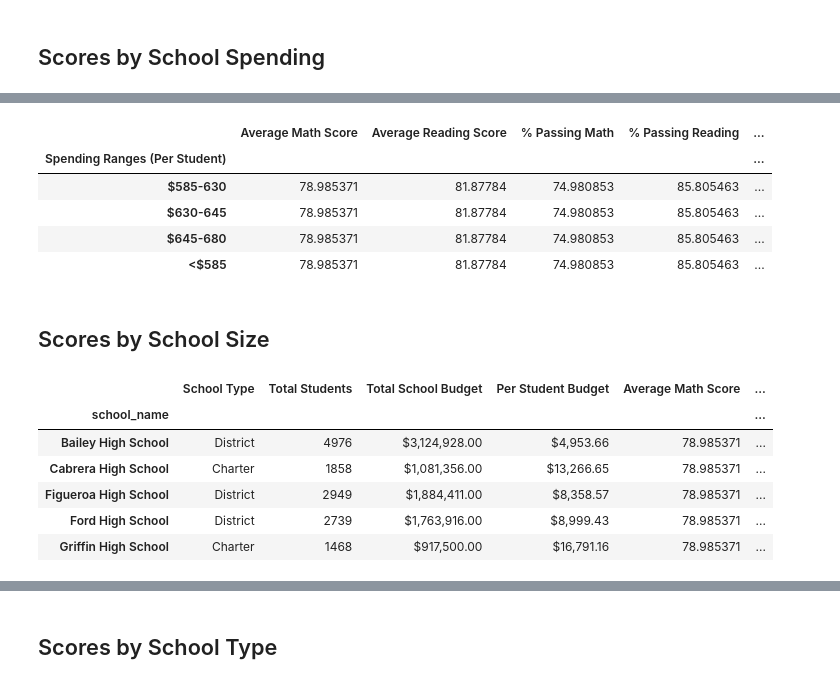
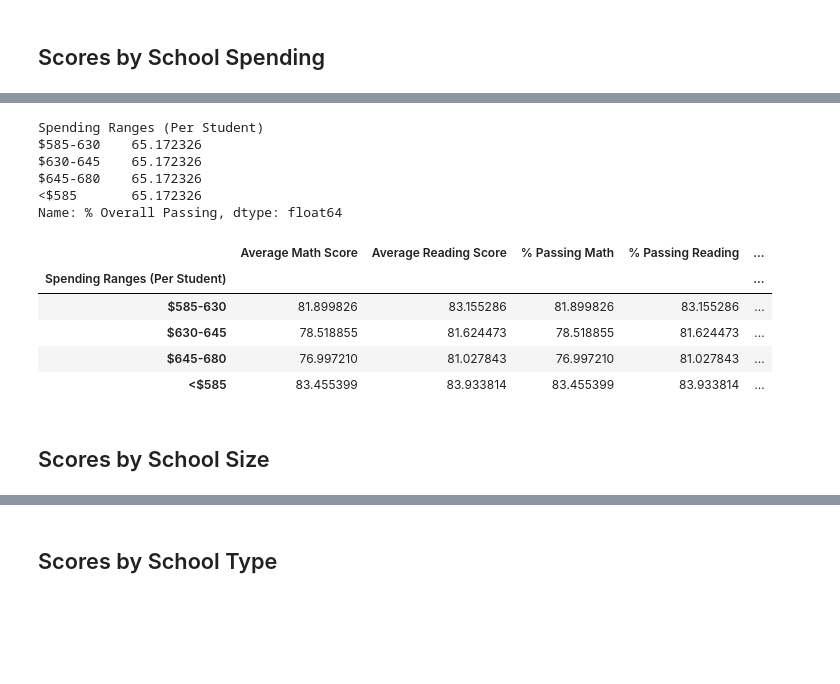
Before and after one commit to Inshirahk/pandachallenge1, a Jupyter notebook: PyCitySchools_starter.ipynb, the cells around one changed output, grey strips where cells are left out. Drawn from its saved outputs; the diff is of its cells as text; code cells hidden in the pictures; blank space fills up the shorter version.

```diff
--- a/PyCitySchools_starter.ipynb
+++ b/PyCitySchools_starter.ipynb
@@ -131,7 +137,7 @@ Thomas High School        Charter
 Name: type, dtype: object
 # %%
 # Calculate the total student count per school from school_data
-per_school_counts = school_data_complete["school_name"].value_counts()
+per_school_counts = school_data.groupby("school_name")['size'].sum()
 per_school_counts
 # %% [output]
 school_name
@@ -406,17 +316,19 @@ dtype: float64
 # %%
 # Create a DataFrame called `per_school_summary` with columns for the calculations above.
-per_school_summary = pd.DataFrame({"School Type": school_types,
-                                   "Total Students": per_school_counts,
-                                   "Total School Budget": per_school_budget,
-                                   "Per Student Budget":per_capita_spending,
-                                   "Average Math Score": average_math_score,
-                                   "Average Reading Score": average_reading_score,
-                                   "% Passing Math": passing_math_percentage,
-                                   "% Passing Reading": passing_reading_percentage,
-                                   "% Overall Passing": overall_passing_percentage})
+per_school_summary = pd.DataFrame({
+    'School Type': school_types,
+    'Total Students': per_school_counts,
+    'Total School Budget': per_school_budget,
+    'Per Student Budget': per_school_capita,
+    'Average Math Score': per_school_math,
+    'Average Reading Score': per_school_reading,
+    '% Passing Math': per_school_math,
+    '% Passing Reading': per_school_reading,
+    '% Overall Passing': overall_passing_rate
+    })
 
 # Formatting
-per_school_summary["Total School Budget"] = per_school_summary["Total School Budget"].map("${:,.2f}".format)
+per_school_summary['Total School Budget'] = per_school_summary['Total School Budget'].map("${:,.2f}".format)
 per_school_summary["Per Student Budget"] = per_school_summary["Per Student Budget"].map("${:,.2f}".format)
 
 # Display the DataFrame
@@ -564,6 +481,11 @@ school_spending_df.head()
 # %%
 # Use `pd.cut` on the per_school_capita Series from earlier to categorize per student spending based on the bins.
-school_spending_df["Spending Ranges (Per Student)"] = pd.cut((school_spending_df['Total School Budget'].str.replace('$','').str.replace(',','').astype(float)/school_spending_df['Total Students']), spending_bins, labels=labels)
+school_spending_df["Spending Ranges (Per Student)"] = pd.cut(
+    per_school_capita,
+    bins=spending_bins,
+    labels=labels,
+    include_lowest=True  # This includes the leftmost edge in the first bin # (Xpert) I had so much trouble with this
+)
 
 # Convert Spending Ranges (Per Student) to a string
 school_spending_df["Spending Ranges (Per Student)"] = school_spending_df["Spending Ranges (Per Student)"].astype(str)
@@ -589,27 +511,41 @@ school_spending_df
 # %%
 #  Calculate averages for the desired columns.
 spending_math_scores = school_spending_df.groupby(["Spending Ranges (Per Student)"])["Average Math Score"].mean()
+spending_math_scores
 spending_reading_scores = school_spending_df.groupby(["Spending Ranges (Per Student)"])["Average Reading Score"].mean()
+spending_reading_scores
 spending_passing_math = school_spending_df.groupby(["Spending Ranges (Per Student)"])["% Passing Math"].mean()
+spending_passing_math
 spending_passing_reading = school_spending_df.groupby(["Spending Ranges (Per Student)"])["% Passing Reading"].mean()
+spending_passing_reading
 overall_passing_spending = school_spending_df.groupby(["Spending Ranges (Per Student)"])["% Overall Passing"].mean()
+overall_passing_spending
+# %% [output]
+Spending Ranges (Per Student)
+$585-630    65.172326
+$630-645    65.172326
+$645-680    65.172326
+<$585       65.172326
+Name: % Overall Passing, dtype: float64
 # %%
 # Assemble into DataFrame
-spending_summary = pd.DataFrame({"Average Math Score": spending_math_scores,
-                                        "Average Reading Score": spending_reading_scores,
-                                        "% Passing Math": spending_passing_math,
-                                        "% Passing Reading": spending_passing_reading,
-                                        "% Overall Passing": overall_passing_spending})
+spending_summary = pd.DataFrame({
+    'Average Math Score': spending_math_scores,
+    'Average Reading Score': spending_reading_scores,
+    '% Passing Math': spending_passing_math,
+    '% Passing Reading': spending_passing_reading,
+    '% Overall Passing': overall_passing_spending
+    })
 
 # Display results
 spending_summary
 # %% [output]
 |  | Average Math Score | Average Reading Score | % Passing Math | % Passing Reading | ... |
 | Spending Ranges (Per Student) |  |  |  |  | ... |
-| $585-630 | 78.985371 | 81.87784 | 74.980853 | 85.805463 | ... |
-| $630-645 | 78.985371 | 81.87784 | 74.980853 | 85.805463 | ... |
-| $645-680 | 78.985371 | 81.87784 | 74.980853 | 85.805463 | ... |
-| <$585 | 78.985371 | 81.87784 | 74.980853 | 85.805463 | ... |
+| $585-630 | 81.899826 | 83.155286 | 81.899826 | 83.155286 | ... |
+| $630-645 | 78.518855 | 81.624473 | 78.518855 | 81.624473 | ... |
+| $645-680 | 76.997210 | 81.027843 | 76.997210 | 81.027843 | ... |
+| <$585 | 83.455399 | 83.933814 | 83.455399 | 83.933814 | ... |
 # %% [markdown]
 ## Scores by School Size
 # %%
@@ -619,14 +555,5 @@ labels = ["Small (<1000)", "Medium (1000-2000)", "Large (2000-5000)"]
 # %%
 # Create a copy of the school summary for later aggregations
 school_size_df = per_school_summary.copy()
-school_size_df.head()
-# %% [output]
-|  | School Type | Total Students | Total School Budget | Per Student Budget | Average Math Score | ... |
-| school_name |  |  |  |  |  | ... |
-| Bailey High School | District | 4976 | $3,124,928.00 | $4,953.66 | 78.985371 | ... |
-| Cabrera High School | Charter | 1858 | $1,081,356.00 | $13,266.65 | 78.985371 | ... |
-| Figueroa High School | District | 2949 | $1,884,411.00 | $8,358.57 | 78.985371 | ... |
-| Ford High School | District | 2739 | $1,763,916.00 | $8,999.43 | 78.985371 | ... |
-| Griffin High School | Charter | 1468 | $917,500.00 | $16,791.16 | 78.985371 | ... |
 # %%
 # Use `pd.cut` on the per_school_counts Series from earlier to categorize school size based on the bins.
```
Also changed, not shown: parts of 30 cells of this notebook.
